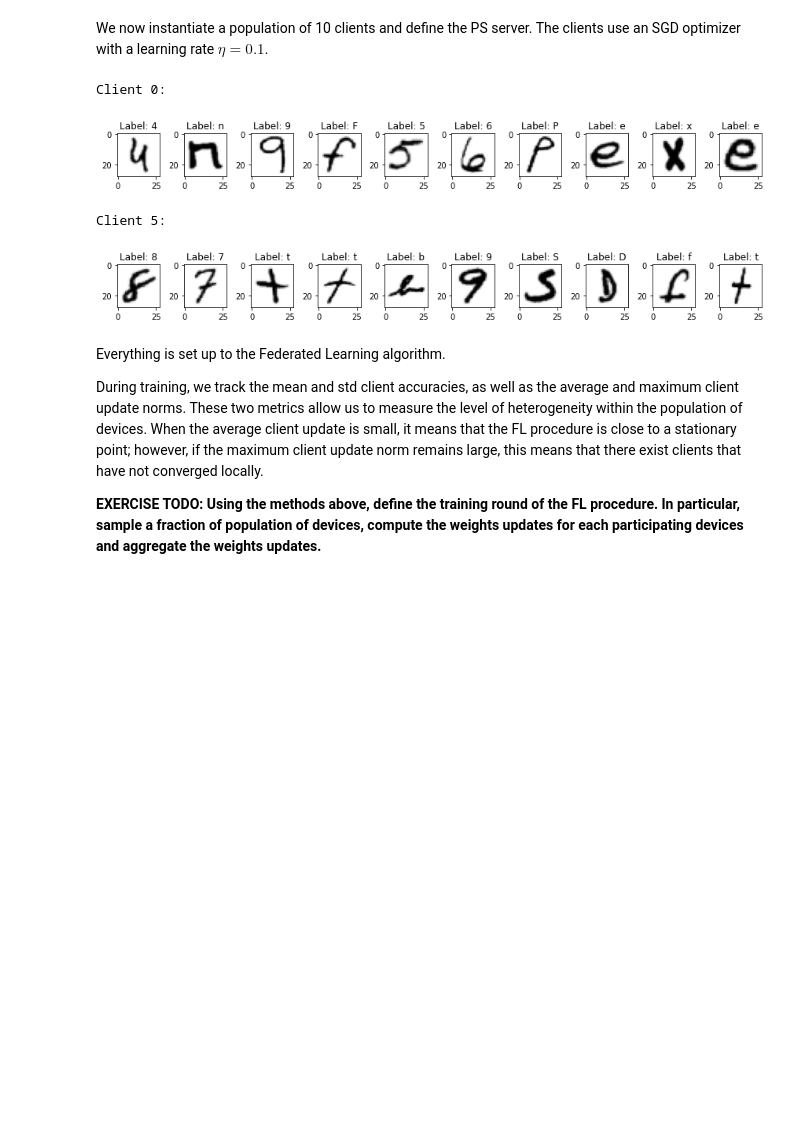
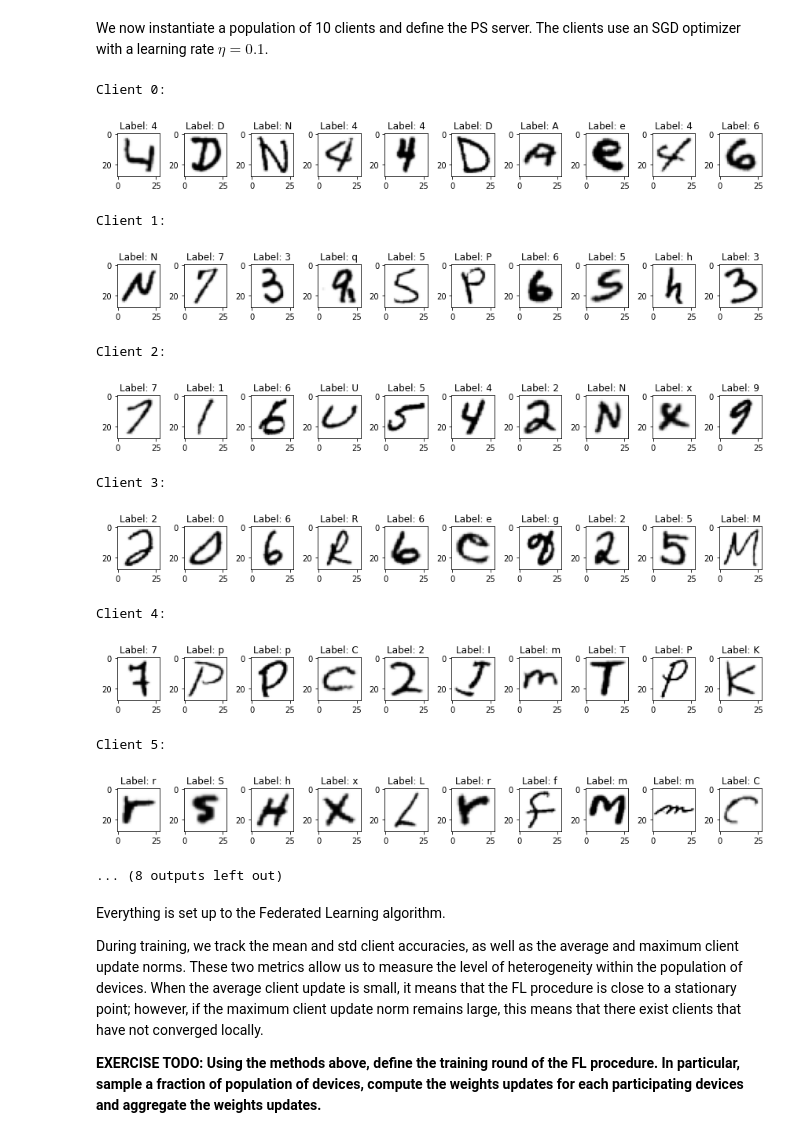
Before and after one commit to mspronesti/eurecom-malcom, a Jupyter notebook: lab3/MALCOM2022_Lab3_FedLearning.ipynb, the cells around one changed output. Drawn from its saved outputs; the diff is of its cells as text; code cells hidden in the pictures; blank space fills up the shorter version.

```diff
--- a/lab3/MALCOM2022_Lab3_FedLearning.ipynb
+++ b/lab3/MALCOM2022_Lab3_FedLearning.ipynb
@@ -272,21 +270,30 @@ clients = [Client(ConvNet, lambda x : torch.optim.SGD(x, lr=0.1, momentum=0.9),
            for i, dat in enumerate(client_data)]
 server = Server(ConvNet, test_data)
 # %%
-for client in [clients[0], clients[5]]:
+for client in clients:
     x, y = iter(client.train_loader).next()
 
     print("Client {}:".format(client.id))
     plt.figure(figsize=(15,1))
     for i in range(10):
         plt.subplot(1,10,i+1)
         plt.imshow(x[i,0].numpy().T, cmap="Greys")
         plt.title("Label: {}".format(mapp[y[i].item()]))
     plt.show()
 # %% [output]
 Client 0:
-[figure, old version]
+[figure, new version]
-Client 5:
+Client 1:
-[figure, old version]
+[figure, new version]
+Client 2:
+[figure, added]
+Client 3:
+[figure, added]
+Client 4:
+[figure, added]
+Client 5:
+[figure, added]
+... (8 outputs left out)
 # %% [markdown]
 Everything is set up to the Federated Learning algorithm.
 
```
Also changed, not shown: parts of 11 cells of this notebook.
